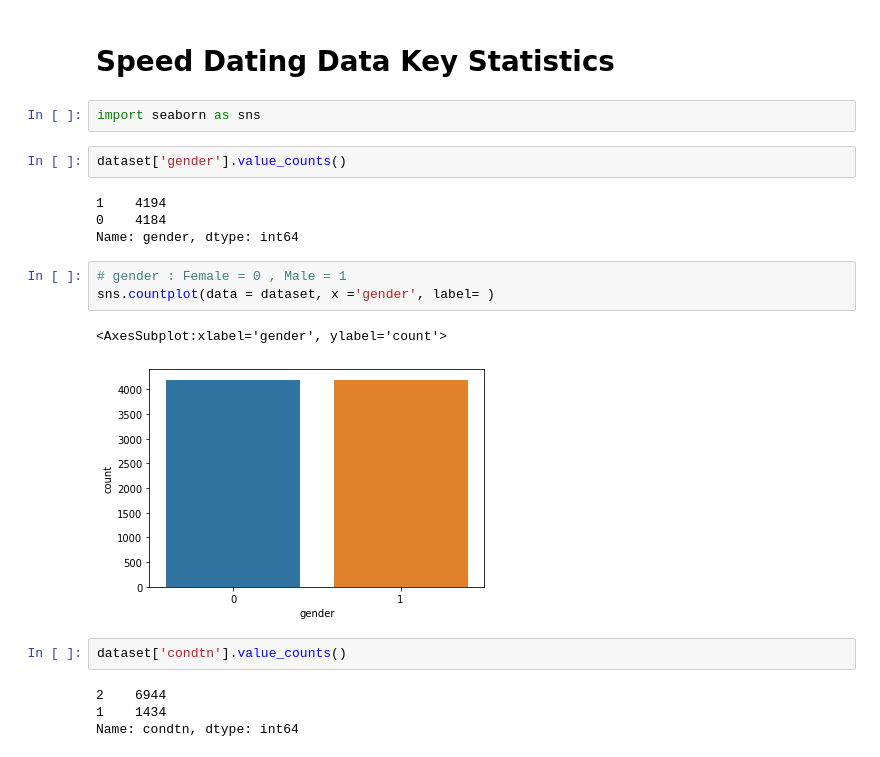
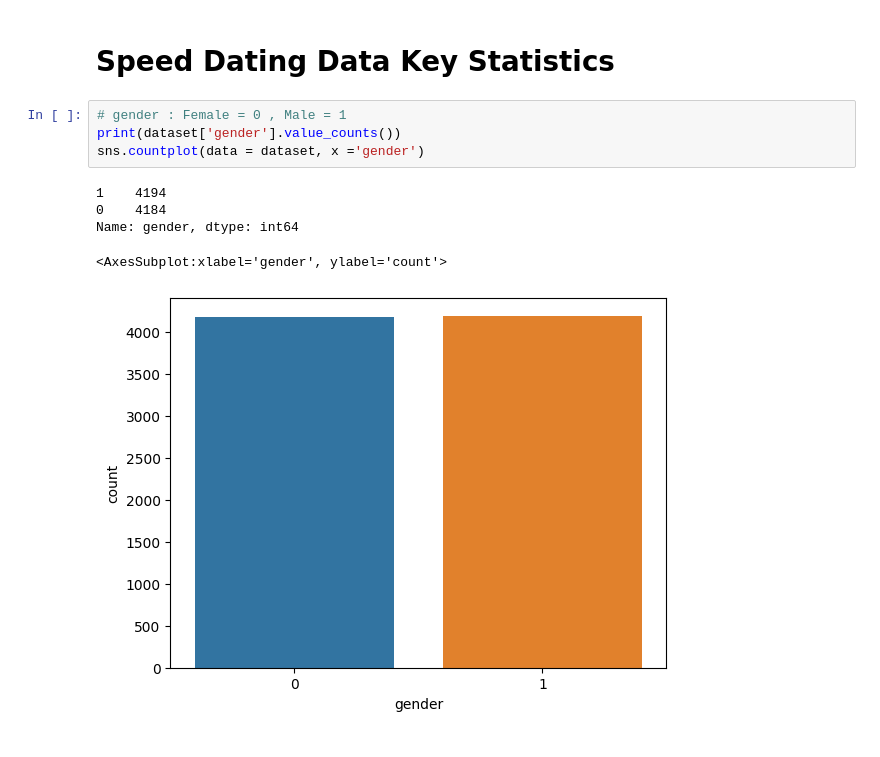
Before and after one commit to Stylomines/speed_dating, a Jupyter notebook: 01-Project_speed_dating.ipynb, the cells around one changed output. Cells and saved outputs as stored; diff of their text form.

```diff
--- a/01-Project_speed_dating.ipynb
+++ b/01-Project_speed_dating.ipynb
@@ -92,25 +88,15 @@ dec          0.000000
 dtype: float64
 # %% [markdown]
 # Speed Dating Data Key Statistics
-# %%
-import seaborn as sns
-# %%
-dataset['gender'].value_counts()
-# %% [output]
-1    4194
-0    4184
-Name: gender, dtype: int64
 # %%
 # gender : Female = 0 , Male = 1
-sns.countplot(data = dataset, x ='gender', label= )
+print(dataset['gender'].value_counts())
+sns.countplot(data = dataset, x ='gender')
 # %% [output]
-<AxesSubplot:xlabel='gender', ylabel='count'>
+1    4194
+0    4184
+Name: gender, dtype: int64
+<AxesSubplot:xlabel='gender', ylabel='count'>
-[figure, old version]
+[figure, new version]
-# %%
-dataset['condtn'].value_counts()
-# %% [output]
-2    6944
-1    1434
-Name: condtn, dtype: int64
 # %%
 # 1=limited choice , 2=extensive choice
```
Also changed, not shown: parts of 40 cells of this notebook, 1 other file.
